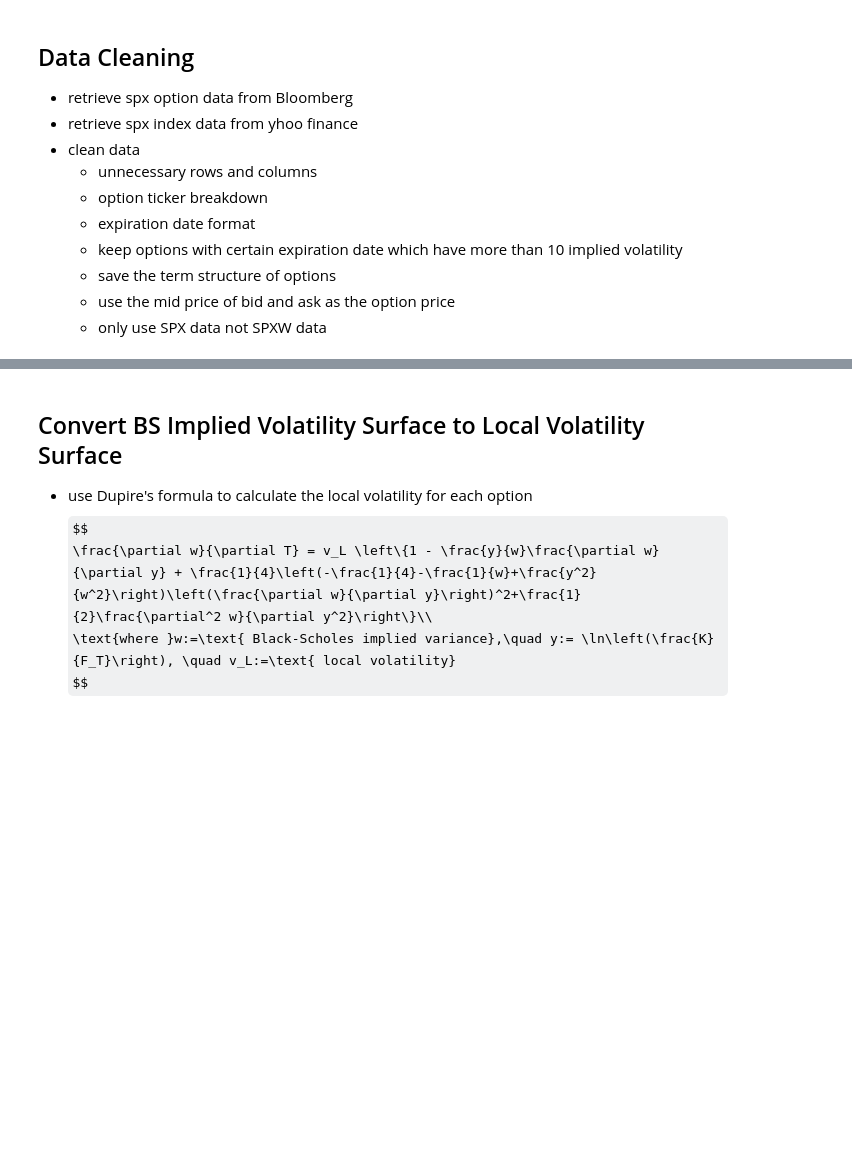
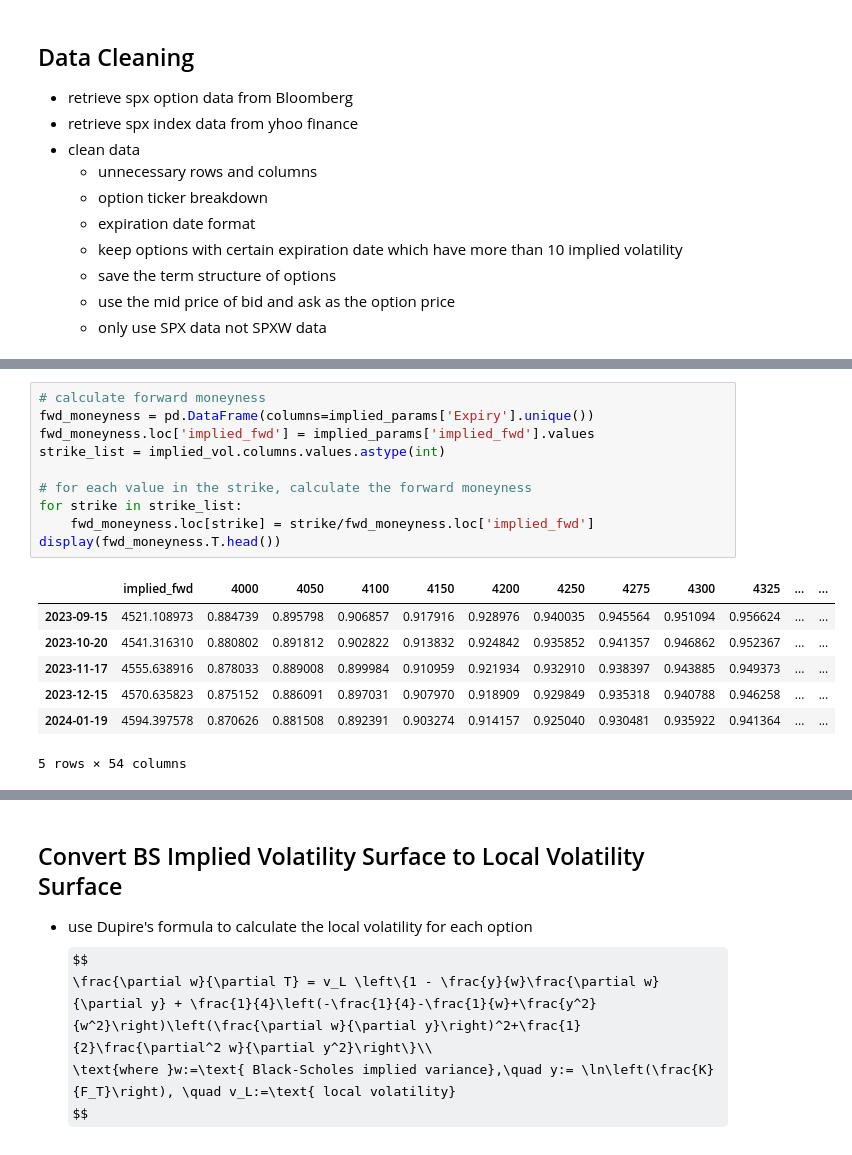
Before and after one commit to Gavin-OP/volatility_arbitrage, a Jupyter notebook: volatility_arbitrage_strategy.ipynb, the cells around one changed output, grey strips where cells are left out. Cells and saved outputs as stored; diff of their text form; some formulas as TeX source; blank space fills up the shorter version.

```diff
--- a/volatility_arbitrage_strategy.ipynb
+++ b/volatility_arbitrage_strategy.ipynb
@@ -104,0 +104,18 @@ Put Call Parity Implied Interest Rate: 0.0552
+# %%
+# calculate forward moneyness
+fwd_moneyness = pd.DataFrame(columns=implied_params['Expiry'].unique())
+fwd_moneyness.loc['implied_fwd'] = implied_params['implied_fwd'].values
+strike_list = implied_vol.columns.values.astype(int)
+
+# for each value in the strike, calculate the forward moneyness
+for strike in strike_list:
+    fwd_moneyness.loc[strike] = strike/fwd_moneyness.loc['implied_fwd']
+display(fwd_moneyness.T.head())
+# %% [output]
+|  | implied_fwd | 4000 | 4050 | 4100 | 4150 | 4200 | 4250 | 4275 | 4300 | 4325 | ... | ... |
+| 2023-09-15 | 4521.108973 | 0.884739 | 0.895798 | 0.906857 | 0.917916 | 0.928976 | 0.940035 | 0.945564 | 0.951094 | 0.956624 | ... | ... |
+| 2023-10-20 | 4541.316310 | 0.880802 | 0.891812 | 0.902822 | 0.913832 | 0.924842 | 0.935852 | 0.941357 | 0.946862 | 0.952367 | ... | ... |
+| 2023-11-17 | 4555.638916 | 0.878033 | 0.889008 | 0.899984 | 0.910959 | 0.921934 | 0.932910 | 0.938397 | 0.943885 | 0.949373 | ... | ... |
+| 2023-12-15 | 4570.635823 | 0.875152 | 0.886091 | 0.897031 | 0.907970 | 0.918909 | 0.929849 | 0.935318 | 0.940788 | 0.946258 | ... | ... |
+| 2024-01-19 | 4594.397578 | 0.870626 | 0.881508 | 0.892391 | 0.903274 | 0.914157 | 0.925040 | 0.930481 | 0.935922 | 0.941364 | ... | ... |
+5 rows × 54 columns
```
Also changed, not shown: parts of 9 cells of this notebook, 11 other files.
